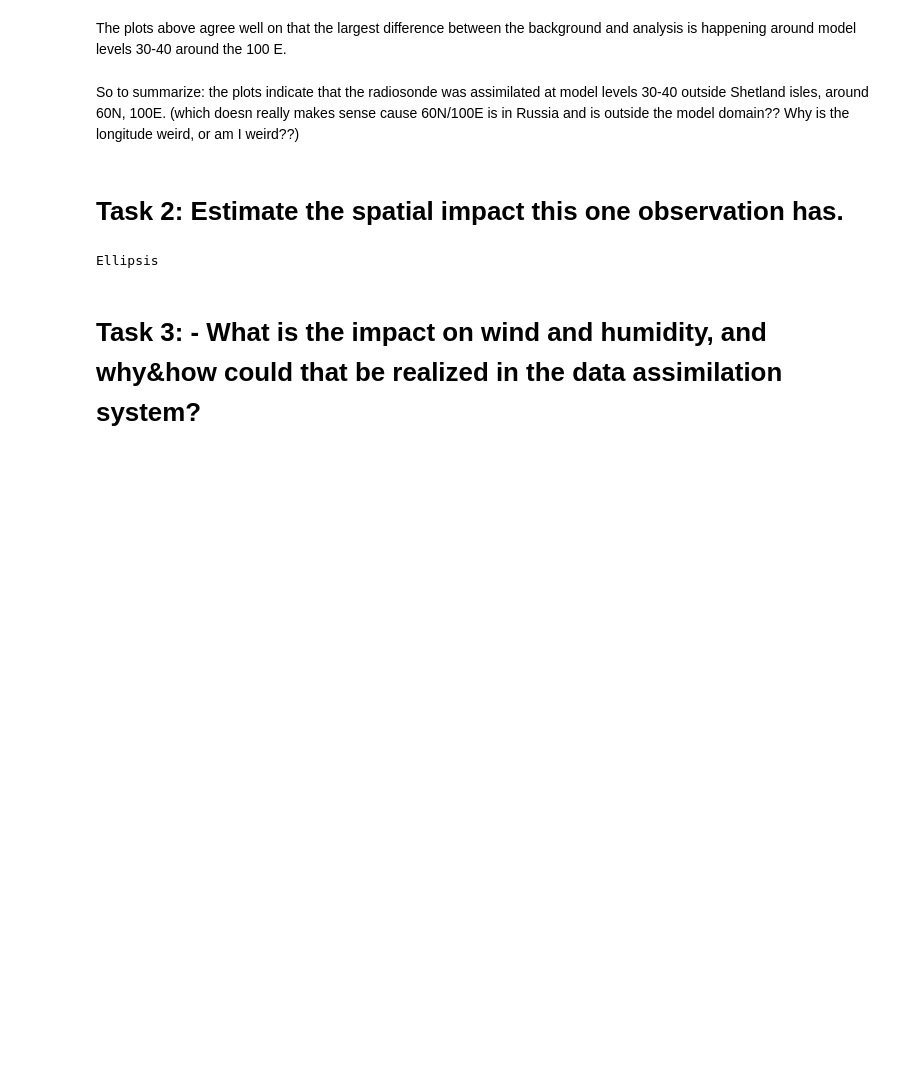
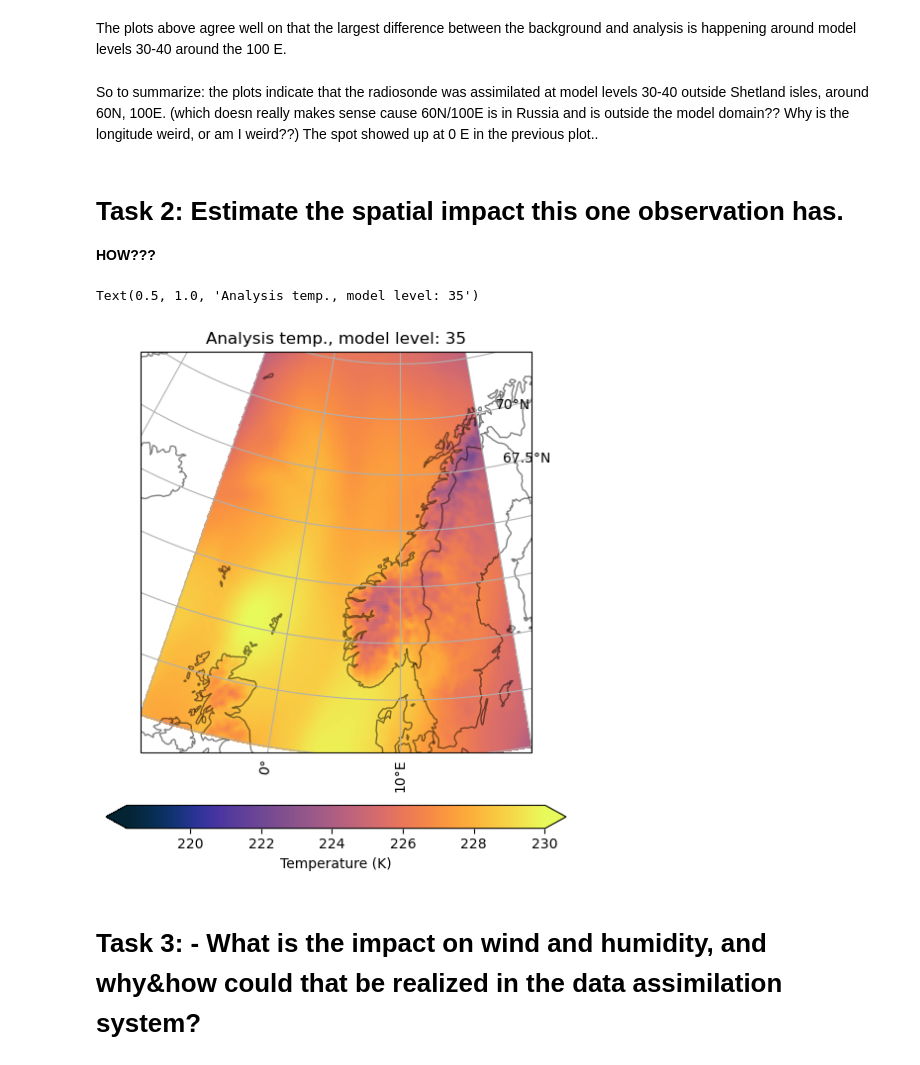
Before and after one commit to kjes4pres/GEO4902, a Jupyter notebook: Exercise 2/2.3.SingleObservationExperiment.ipynb, the cells around one changed output. Cells and saved outputs as stored; diff of their text form; code cells hidden in the pictures; blank space fills up the shorter version.

```diff
--- a/Exercise 2/2.3.SingleObservationExperiment.ipynb
+++ b/Exercise 2/2.3.SingleObservationExperiment.ipynb
@@ -97,13 +99,31 @@ Text(0.5, 1.0, 'Specific Humidity difference, xB-xA')
 # %% [markdown]
 The plots above agree well on that the largest difference between the background and analysis is happening around model levels 30-40 around the 100 E.
 # %% [markdown]
-So to summarize: the plots indicate that the radiosonde was assimilated at model levels 30-40 outside Shetland isles, around 60N, 100E. (which doesn really makes sense cause 60N/100E is in Russia and is outside the model domain?? Why is the longitude weird, or am I weird??)
+So to summarize: the plots indicate that the radiosonde was assimilated at model levels 30-40 outside Shetland isles, around 60N, 100E. (which doesn really makes sense cause 60N/100E is in Russia and is outside the model domain?? Why is the longitude weird, or am I weird??) The spot showed up at 0 E in the previous plot..
 # %% [markdown]
 # Task 2: Estimate the spatial impact this one observation has.
+
+__HOW???__
-# %%
-...
-# %% [output]
-Ellipsis
+# %%
+timestep=0; modellevel=35
+temp_background = model_background['air_temperature'].isel(time=timestep).sel(lev_2=modellevel)
+temp_analysis   = model_analysis['air_temperature'].isel(time=timestep).sel(lev=modellevel)
+# %%
+projection = cy.crs.Stereographic(central_latitude=78.4, central_longitude=10.0, )
+# projection = cy.crs.PlateCarree()
+f, ax = plt.subplots(1,1, subplot_kw={'projection':projection}, figsize=[10, 7])
+ax.set_extent([-10, 20, 55, 72], cy.crs.PlateCarree())
+ax.add_feature(cy.feature.COASTLINE, alpha=0.5)
+ax.add_feature(cy.feature.BORDERS, alpha=0.5)
+gl = ax.gridlines(draw_labels=True)
+gl.top_labels=False
+gl.right_labels=False
+
+temp_analysis.plot(ax=ax, x='lon', y='lat', cmap=cmo.thermal, extend='both', transform=cy.crs.PlateCarree(), cbar_kwargs={'orientation':'horizontal','label':'Temperature (K)', 'shrink':0.6, 'pad':0.1})
+ax.set_title(f'Analysis temp., model level: {modellevel}')
+# %% [output]
+Text(0.5, 1.0, 'Analysis temp., model level: 35')
+[figure, added]
 # %% [markdown]
 # Task 3: - What is the impact on wind and humidity, and why&how could that be realized in the data assimilation system?
 # %%
```
Also changed, not shown: parts of 1 cell of this notebook.
